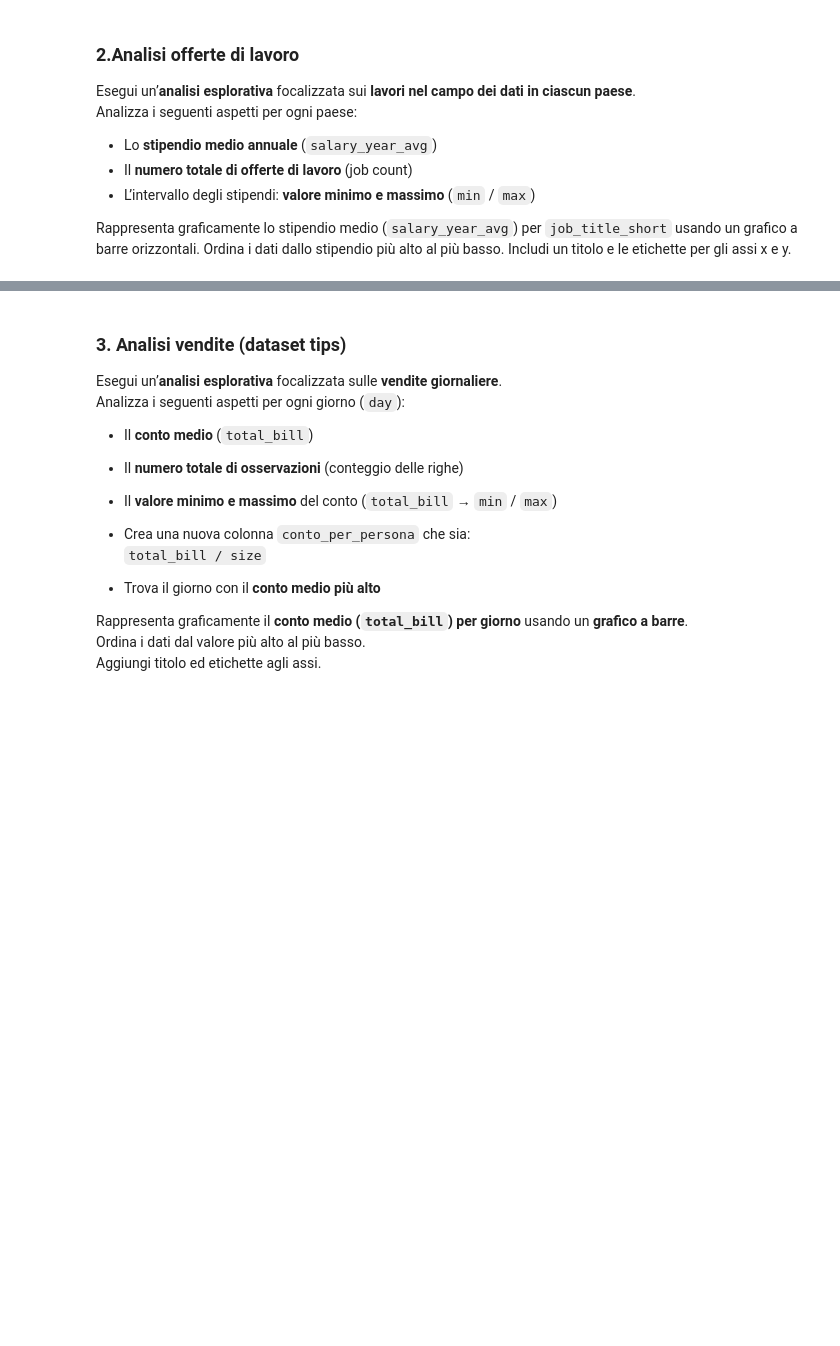
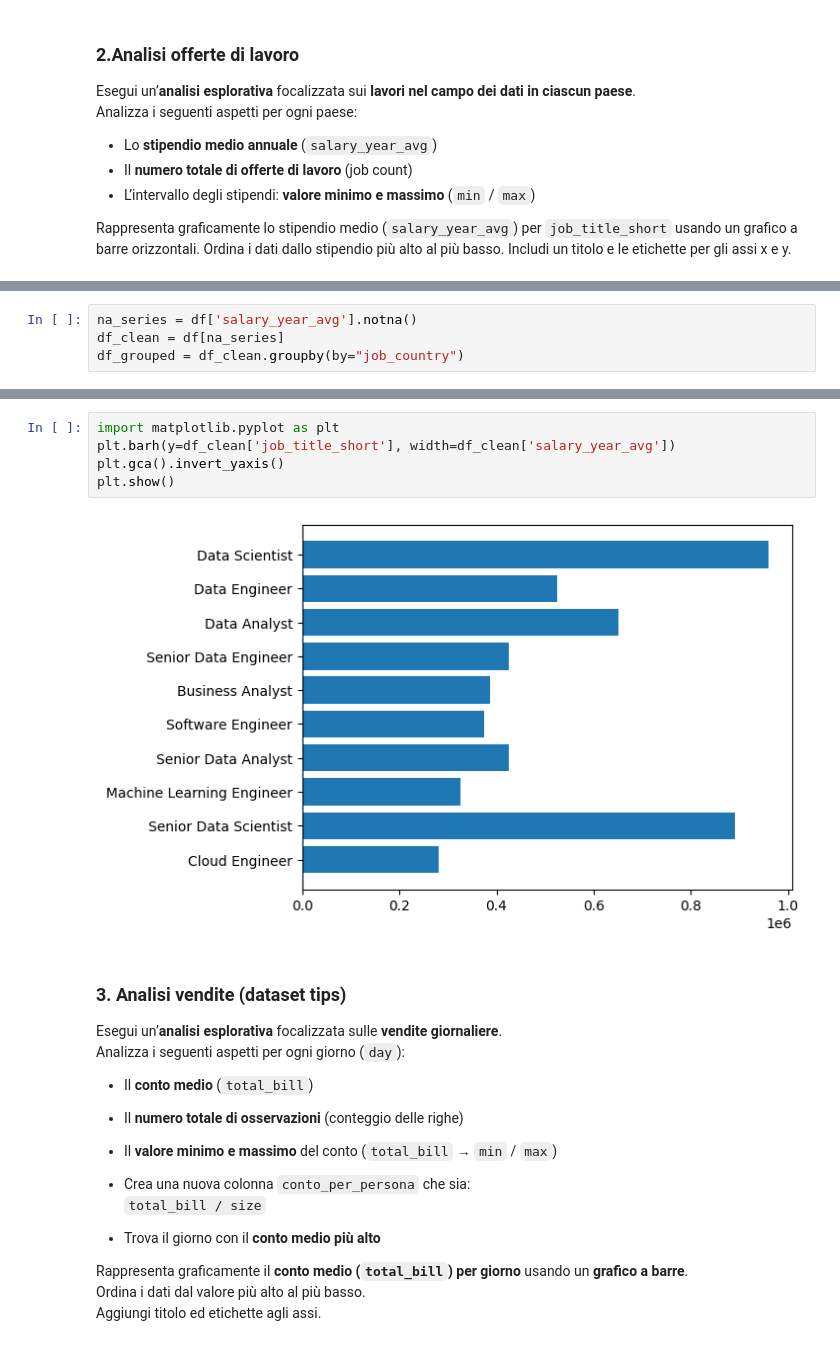
Before and after one commit to Neetre/intro_lab_2026, a Jupyter notebook: lez3/es.ipynb, the cells around one changed output, grey strips where cells are left out. Saved outputs shown, nothing was run; the diff lists cells and outputs as text; blank space fills up the shorter version.

```diff
--- a/lez3/es.ipynb
+++ b/lez3/es.ipynb
@@ -109,0 +133,4 @@ Warning: You are sending unauthenticated requests to the HF Hub. Please set a HF
+# %%
+na_series = df['salary_year_avg'].notna()
+df_clean = df[na_series]
+df_grouped = df_clean.groupby(by="job_country")
@@ -110,3 +208,10 @@ Warning: You are sending unauthenticated requests to the HF Hub. Please set a HF
+# %%
+import matplotlib.pyplot as plt
+plt.barh(y=df_clean['job_title_short'], width=df_clean['salary_year_avg'])
+plt.gca().invert_yaxis()
+plt.show()
+# %% [output]
+[figure, added]
 # %% [markdown]
 ### **3. Analisi vendite (dataset tips)**
 
```
Also changed, not shown: parts of 16 cells of this notebook, 2 other files.
